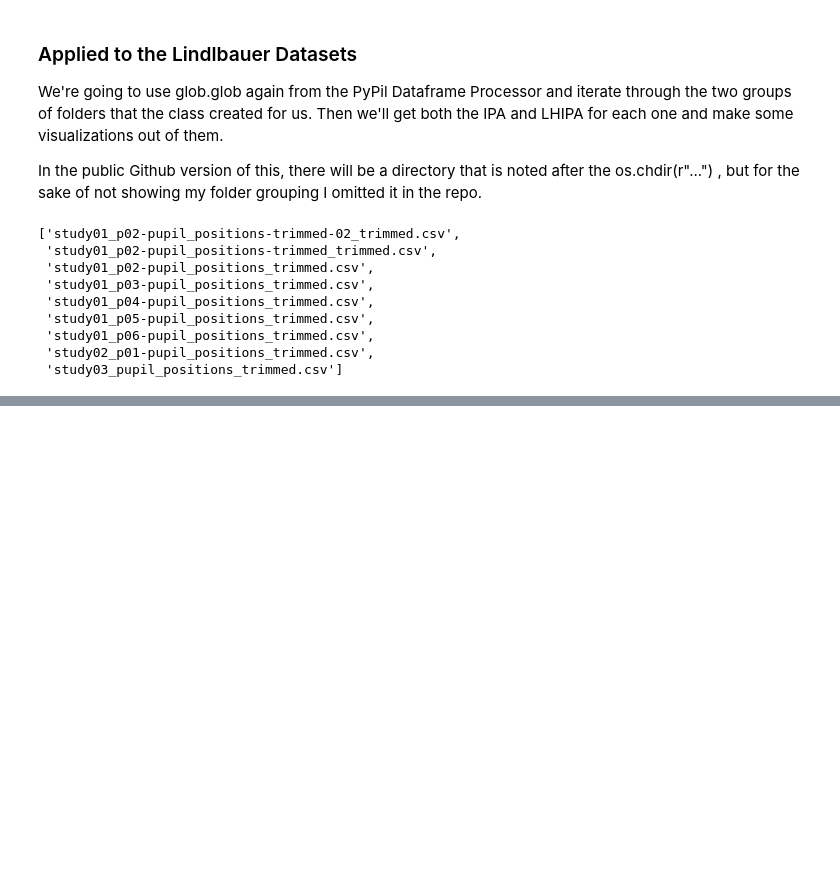
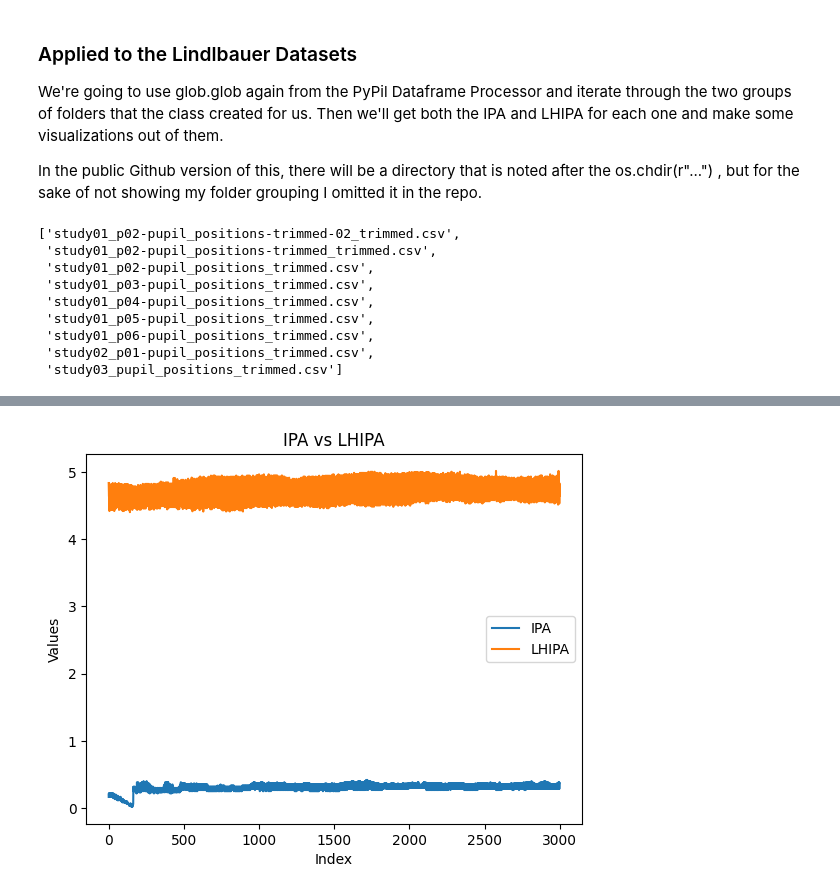
Before and after one commit to Jihaiku/Pupillometric-measures-of-cognitive-load, a Jupyter notebook: Maintained Code/PyPil.ipynb, the cells around one changed output, grey strips where cells are left out. Cells and saved outputs as stored; diff of their text form; code cells hidden in the pictures; blank space fills up the shorter version.

```diff
--- a/Maintained Code/PyPil.ipynb
+++ b/Maintained Code/PyPil.ipynb
@@ -972,0 +698,28 @@ Latest_Col1
+# %%
+ipa_list = []
+lhipa_list = []
+
+for csv in trim_csv_files:
+    print(f"\nName of File: {csv}")
+
+    df = pd.read_csv(csv)
+    ipa = IPA(df)
+    lhipa = LHIPA(df)
+    ipa_list.append(ipa.ipa)
+    lhipa_list.append(lhipa.lhipa)
+    print("\n")
+# %%
+def shifting_window_processing(df, window_size=7000):
+    ipa_list = []
+    lhipa_list = []
+    # Iterate through the shifting window
+    for i in range(len(df) - window_size + 1):
+        subset = df.iloc[i:i+window_size]
+        ipa = IPA(subset)
+        lhipa = LHIPA(subset)
+        ipa_list.append(ipa.ipa)
+        lhipa_list.append(lhipa.lhipa)
+        print("\n")
+    return ipa_list, lhipa_list
+# %%
+ipa_list, lhipa_list = shifting_window_processing(df)
@@ -972,0 +744,17 @@ Latest_Col1
+# %%
+index = list(range(len(ipa_list)))
+
+# Plot the lines
+plt.plot(index, ipa_list, label='IPA')
+plt.plot(index, lhipa_list, label='LHIPA')
+
+# Add labels and legend
+plt.xlabel('Index')
+plt.ylabel('Values')
+plt.title('IPA vs LHIPA')
+plt.legend()
+
+# Show plot
+plt.show()
+# %% [output]
+[figure, added]
```
Also changed, not shown: parts of 25 cells of this notebook, 6 other files.
